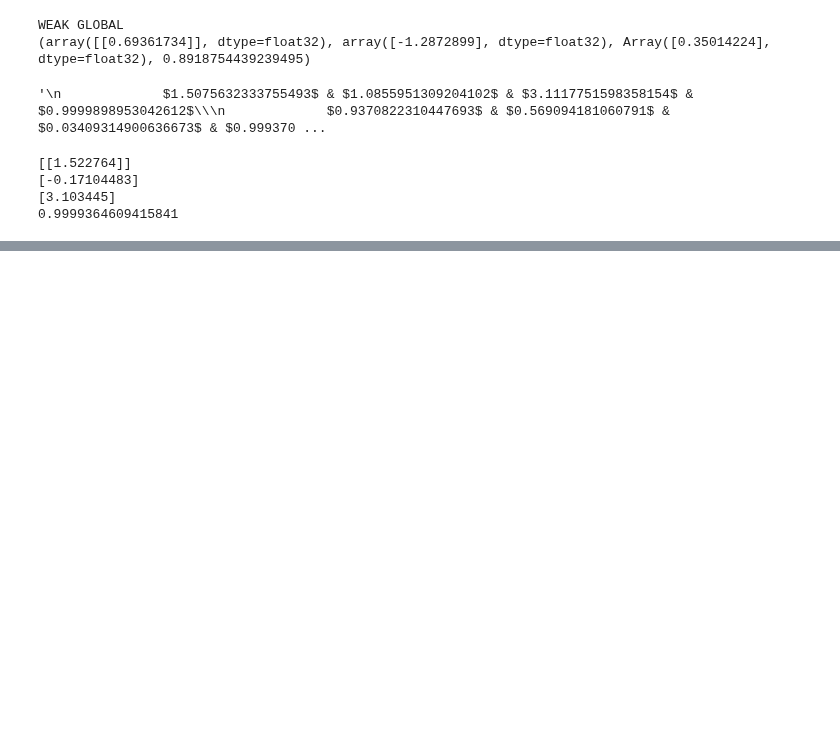
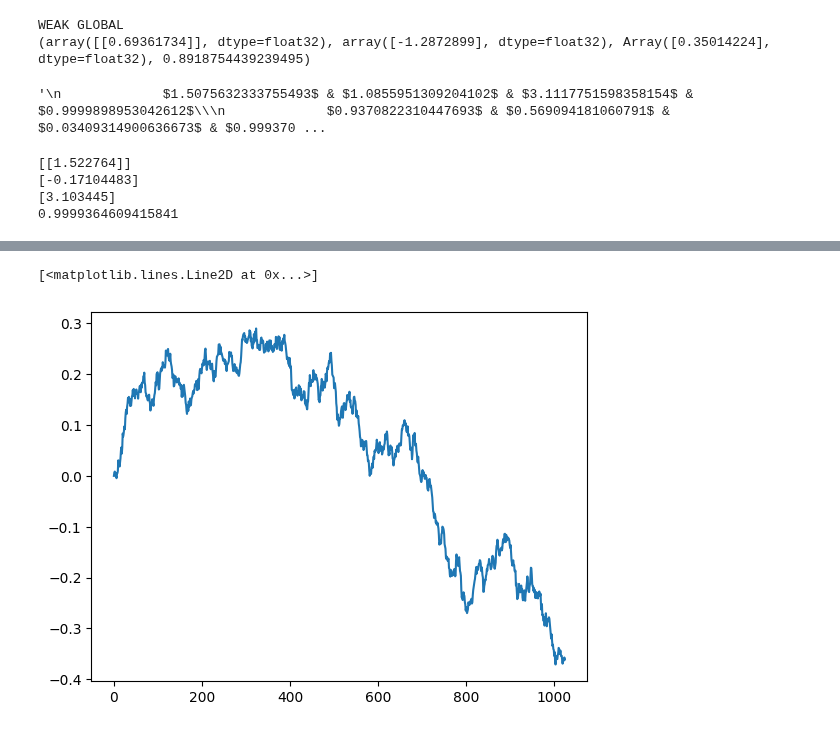
Before and after one commit to ylefay/bayesianSDEsolver, a Jupyter notebook: scripts/Untitled.ipynb, the cells around one changed output, grey strips where cells are left out. Cells and saved outputs as stored; diff of their text form; code cells hidden in the pictures; blank space fills up the shorter version.

```diff
--- a/scripts/Untitled.ipynb
+++ b/scripts/Untitled.ipynb
@@ -200,0 +208,5 @@ summary(res_local_error)
+# %%
+plt.plot(paths_2[0, :,1])
+# %% [output]
+[<matplotlib.lines.Line2D at 0x...>]
+[figure, added]
```
Also changed, not shown: parts of 2 cells of this notebook, 10 other files.
